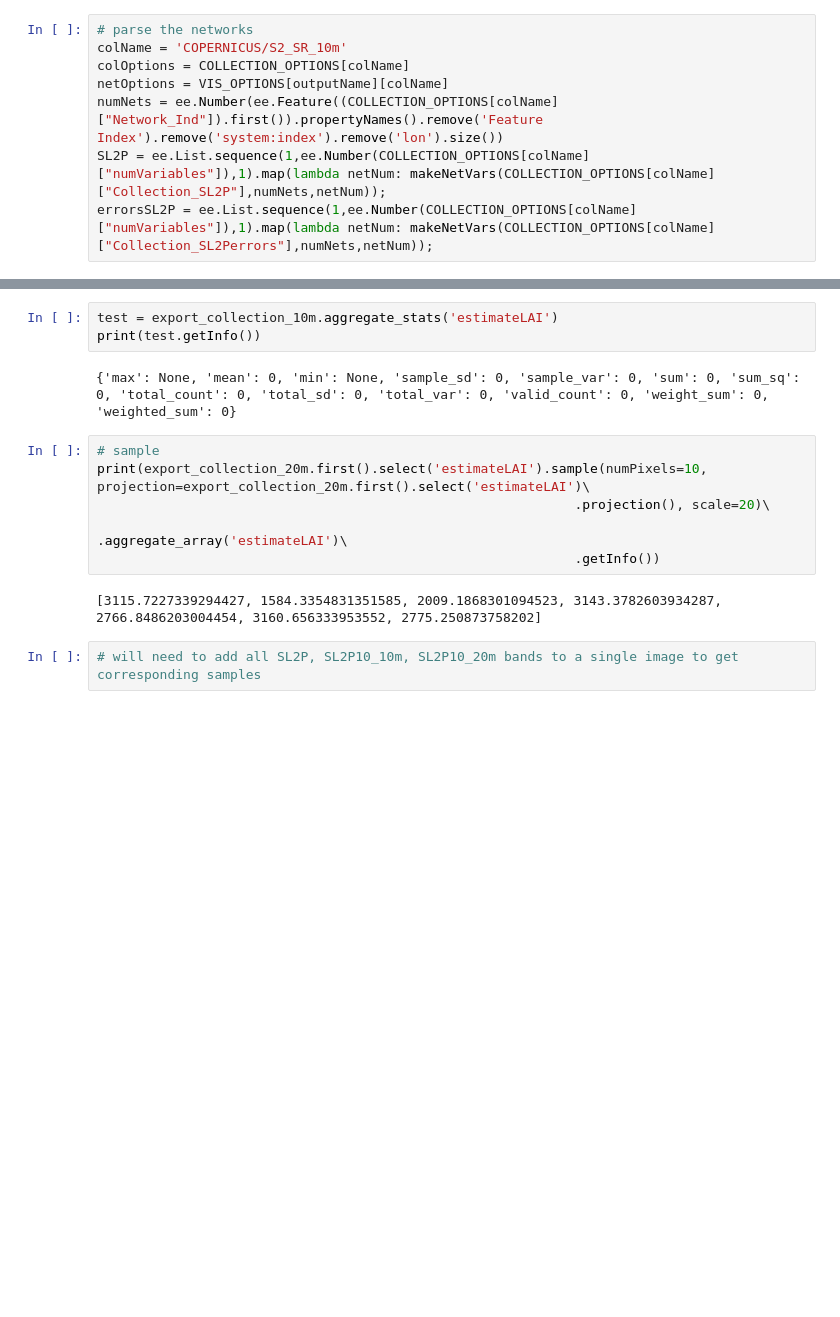
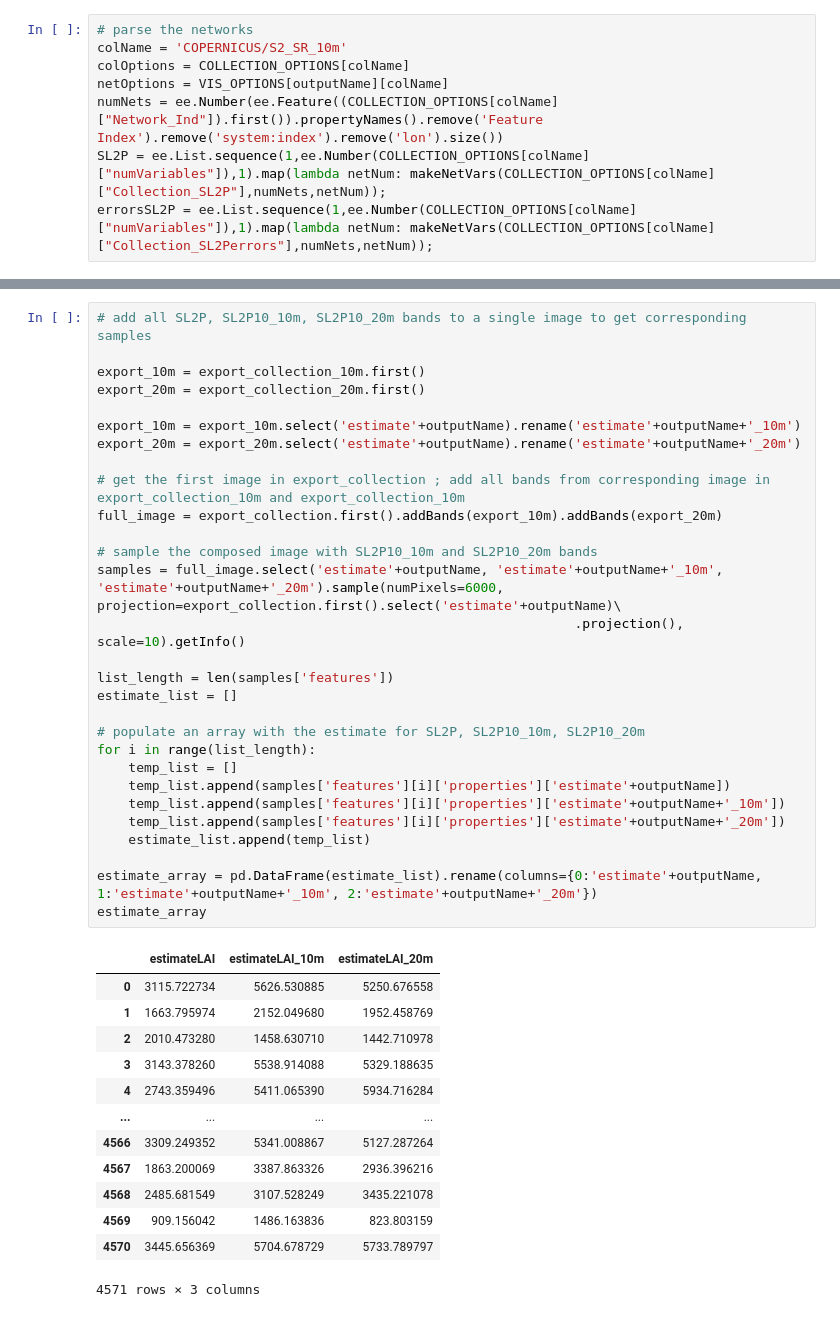
Before and after one commit to kateharvey/ALR-Sentinel2, a Jupyter notebook: shared/SL2P_control.ipynb, the cells around one changed output, grey strips where cells are left out. Drawn from its saved outputs; the diff is of its cells as text; blank space fills up the shorter version.

```diff
--- a/shared/SL2P_control.ipynb
+++ b/shared/SL2P_control.ipynb
@@ -1090,15 +1129,43 @@ Image.remap: List of values to remap must not be empty.
-# %%
-test = export_collection_10m.aggregate_stats('estimateLAI')
-print(test.getInfo())
-# %% [output]
-{'max': None, 'mean': 0, 'min': None, 'sample_sd': 0, 'sample_var': 0, 'sum': 0, 'sum_sq': 0, 'total_count': 0, 'total_sd': 0, 'total_var': 0, 'valid_count': 0, 'weight_sum': 0, 'weighted_sum': 0}
-# %%
-# sample
-print(export_collection_20m.first().select('estimateLAI').sample(numPixels=10, projection=export_collection_20m.first().select('estimateLAI')\
-                                                             .projection(), scale=20)\
-                                                             .aggregate_array('estimateLAI')\
-                                                             .getInfo())
-# %% [output]
-[3115.7227339294427, 1584.3354831351585, 2009.1868301094523, 3143.3782603934287, 2766.8486203004454, 3160.656333953552, 2775.250873758202]
-# %%
-# will need to add all SL2P, SL2P10_10m, SL2P10_20m bands to a single image to get corresponding samples
+# %%
+# add all SL2P, SL2P10_10m, SL2P10_20m bands to a single image to get corresponding samples
+
+export_10m = export_collection_10m.first()
+export_20m = export_collection_20m.first()
+
+export_10m = export_10m.select('estimate'+outputName).rename('estimate'+outputName+'_10m')
+export_20m = export_20m.select('estimate'+outputName).rename('estimate'+outputName+'_20m')
+
+# get the first image in export_collection ; add all bands from corresponding image in export_collection_10m and export_collection_10m
+full_image = export_collection.first().addBands(export_10m).addBands(export_20m)
+
+# sample the composed image with SL2P10_10m and SL2P10_20m bands
+samples = full_image.select('estimate'+outputName, 'estimate'+outputName+'_10m', 'estimate'+outputName+'_20m').sample(numPixels=6000, projection=export_collection.first().select('estimate'+outputName)\
+                                                             .projection(), scale=10).getInfo()
+
+list_length = len(samples['features'])
+estimate_list = []
+
+# populate an array with the estimate for SL2P, SL2P10_10m, SL2P10_20m
+for i in range(list_length):
+    temp_list = []
+    temp_list.append(samples['features'][i]['properties']['estimate'+outputName])
+    temp_list.append(samples['features'][i]['properties']['estimate'+outputName+'_10m'])
+    temp_list.append(samples['features'][i]['properties']['estimate'+outputName+'_20m'])
+    estimate_list.append(temp_list)
+
+estimate_array = pd.DataFrame(estimate_list).rename(columns={0:'estimate'+outputName, 1:'estimate'+outputName+'_10m', 2:'estimate'+outputName+'_20m'})
+estimate_array
+# %% [output]
+|  | estimateLAI | estimateLAI_10m | estimateLAI_20m |
+| 0 | 3115.722734 | 5626.530885 | 5250.676558 |
+| 1 | 1663.795974 | 2152.049680 | 1952.458769 |
+| 2 | 2010.473280 | 1458.630710 | 1442.710978 |
+| 3 | 3143.378260 | 5538.914088 | 5329.188635 |
+| 4 | 2743.359496 | 5411.065390 | 5934.716284 |
+| ... | ... | ... | ... |
+| 4566 | 3309.249352 | 5341.008867 | 5127.287264 |
+| 4567 | 1863.200069 | 3387.863326 | 2936.396216 |
+| 4568 | 2485.681549 | 3107.528249 | 3435.221078 |
+| 4569 | 909.156042 | 1486.163836 | 823.803159 |
+| 4570 | 3445.656369 | 5704.678729 | 5733.789797 |
+4571 rows × 3 columns
```
Also changed, not shown: parts of 30 cells of this notebook.
